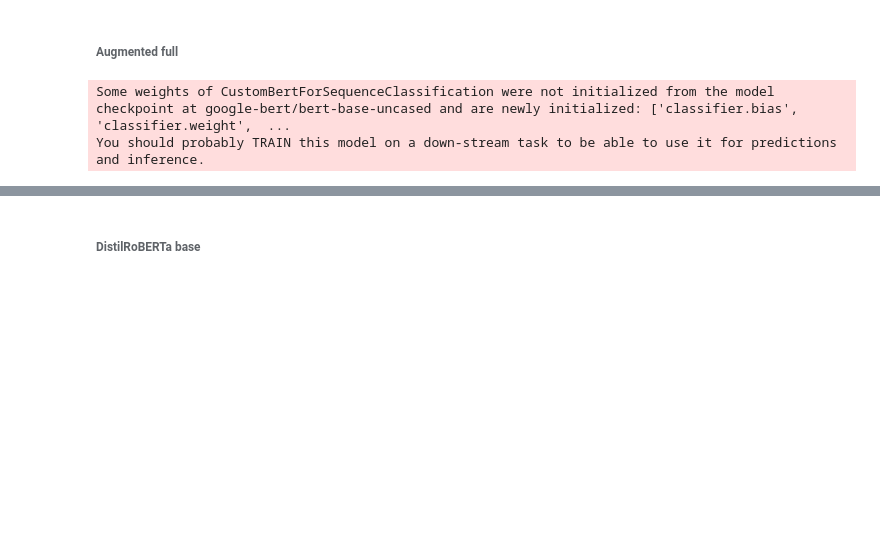
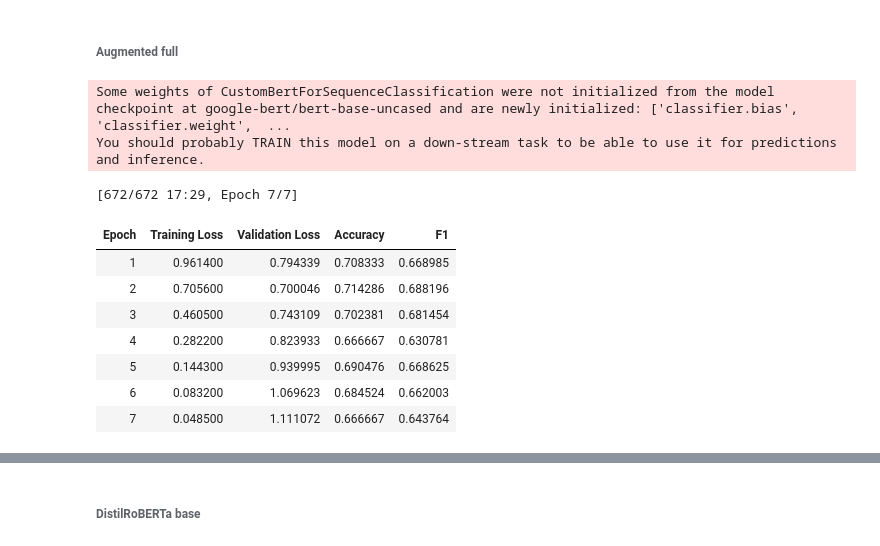
Before and after one commit to rldekkers/thesis-msc-data-science, a Jupyter notebook: 3_models.ipynb, the cells around one changed output, grey strips where cells are left out. Cells and saved outputs as stored; diff of their text form; code cells hidden in the pictures; blank space fills up the shorter version.

```diff
--- a/3_models.ipynb
+++ b/3_models.ipynb
@@ -734,7 +774,16 @@ train_model('bert_aug_after')
 # %% [markdown]
 ###### Augmented full
 # %%
-train_model('bert_aug_full')
+train_model('bert_aug_full', output_name='bert_aug_full')
 # %% [output]
 Some weights of CustomBertForSequenceClassification were not initialized from the model checkpoint at google-bert/bert-base-uncased and are newly initialized: ['classifier.bias', 'classifier.weight',  ...
 You should probably TRAIN this model on a down-stream task to be able to use it for predictions and inference.
+[672/672 17:29, Epoch 7/7]
+| Epoch | Training Loss | Validation Loss | Accuracy | F1 |
+| 1 | 0.961400 | 0.794339 | 0.708333 | 0.668985 |
+| 2 | 0.705600 | 0.700046 | 0.714286 | 0.688196 |
+| 3 | 0.460500 | 0.743109 | 0.702381 | 0.681454 |
+| 4 | 0.282200 | 0.823933 | 0.666667 | 0.630781 |
+| 5 | 0.144300 | 0.939995 | 0.690476 | 0.668625 |
+| 6 | 0.083200 | 1.069623 | 0.684524 | 0.662003 |
+| 7 | 0.048500 | 1.111072 | 0.666667 | 0.643764 |
```
Also changed, not shown: parts of 20 cells of this notebook.
